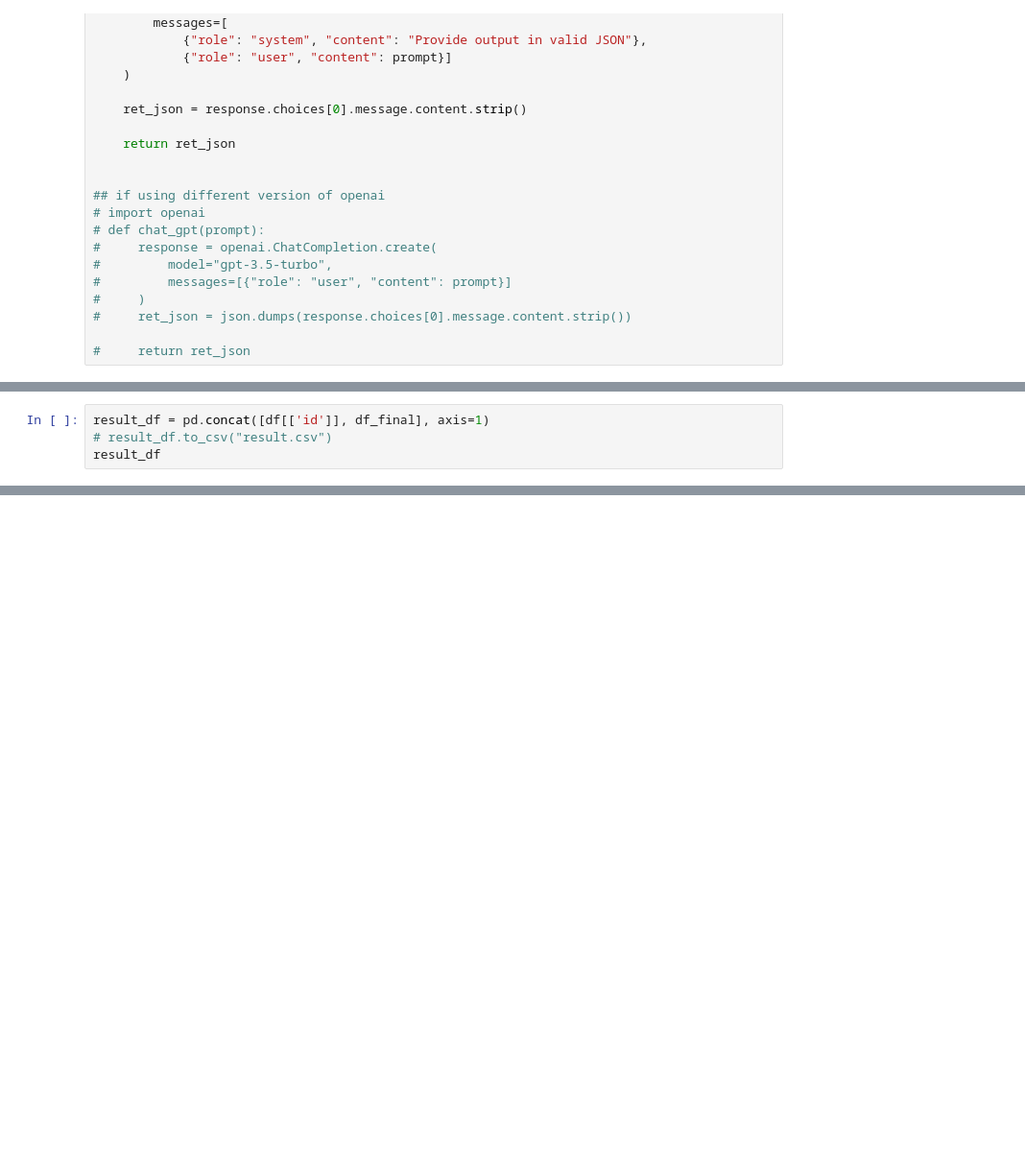
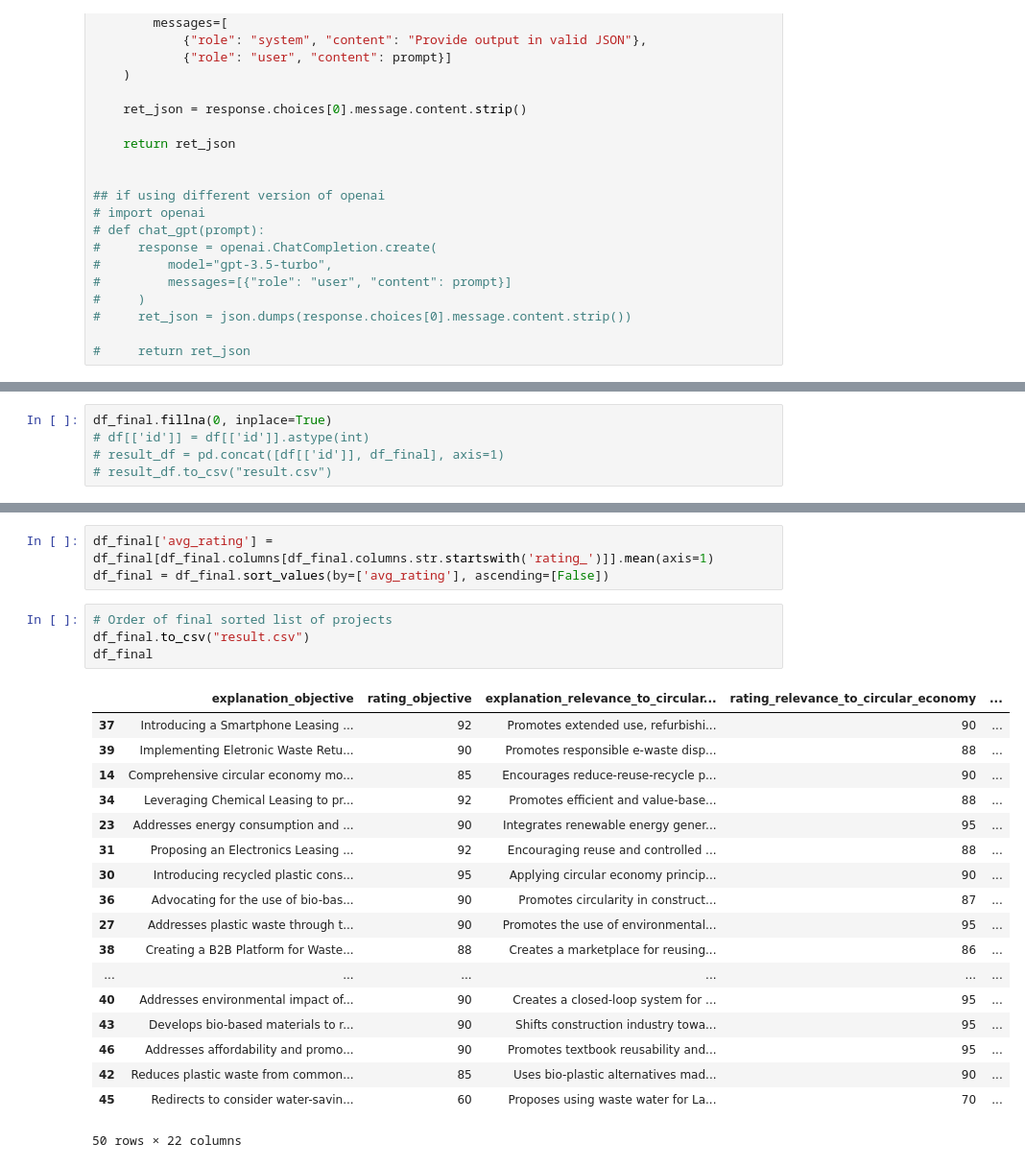
Before and after one commit to johri-lab/GenAIJudge, a Jupyter notebook: AIEarthHack.ipynb, the cells around one changed output, grey strips where cells are left out. Shown at 96% size. Saved outputs shown, nothing was run; the diff lists cells and outputs as text; blank space fills up the shorter version.

```diff
--- a/AIEarthHack.ipynb
+++ b/AIEarthHack.ipynb
@@ -151,4 +157,5 @@ df_final
 # %%
-result_df = pd.concat([df[['id']], df_final], axis=1)
+df_final.fillna(0, inplace=True)
+# df[['id']] = df[['id']].astype(int)
+# result_df = pd.concat([df[['id']], df_final], axis=1)
 # result_df.to_csv("result.csv")
-result_df
@@ -168,0 +162,26 @@ result_df
+# %%
+df_final['avg_rating'] = df_final[df_final.columns[df_final.columns.str.startswith('rating_')]].mean(axis=1)
+df_final = df_final.sort_values(by=['avg_rating'], ascending=[False])
+# %%
+# Order of final sorted list of projects
+df_final.to_csv("result.csv")
+df_final
+# %% [output]
+|  | explanation_objective | rating_objective | explanation_relevance_to_circular... | rating_relevance_to_circular_economy | ... |
+| 37 | Introducing a Smartphone Leasing ... | 92 | Promotes extended use, refurbishi... | 90 | ... |
+| 39 | Implementing Eletronic Waste Retu... | 90 | Promotes responsible e-waste disp... | 88 | ... |
+| 14 | Comprehensive circular economy mo... | 85 | Encourages reduce-reuse-recycle p... | 90 | ... |
+| 34 | Leveraging Chemical Leasing to pr... | 92 | Promotes efficient and value-base... | 88 | ... |
+| 23 | Addresses energy consumption and ... | 90 | Integrates renewable energy gener... | 95 | ... |
+| 31 | Proposing an Electronics Leasing ... | 92 | Encouraging reuse and controlled ... | 88 | ... |
+| 30 | Introducing recycled plastic cons... | 95 | Applying circular economy princip... | 90 | ... |
+| 36 | Advocating for the use of bio-bas... | 90 | Promotes circularity in construct... | 87 | ... |
+| 27 | Addresses plastic waste through t... | 90 | Promotes the use of environmental... | 95 | ... |
+| 38 | Creating a B2B Platform for Waste... | 88 | Creates a marketplace for reusing... | 86 | ... |
+| ... | ... | ... | ... | ... | ... |
+| 40 | Addresses environmental impact of... | 90 | Creates a closed-loop system for ... | 95 | ... |
+| 43 | Develops bio-based materials to r... | 90 | Shifts construction industry towa... | 95 | ... |
+| 46 | Addresses affordability and promo... | 90 | Promotes textbook reusability and... | 95 | ... |
+| 42 | Reduces plastic waste from common... | 85 | Uses bio-plastic alternatives mad... | 90 | ... |
+| 45 | Redirects to consider water-savin... | 60 | Proposes using waste water for La... | 70 | ... |
+50 rows × 22 columns
```
Also changed, not shown: parts of 2 cells of this notebook.
